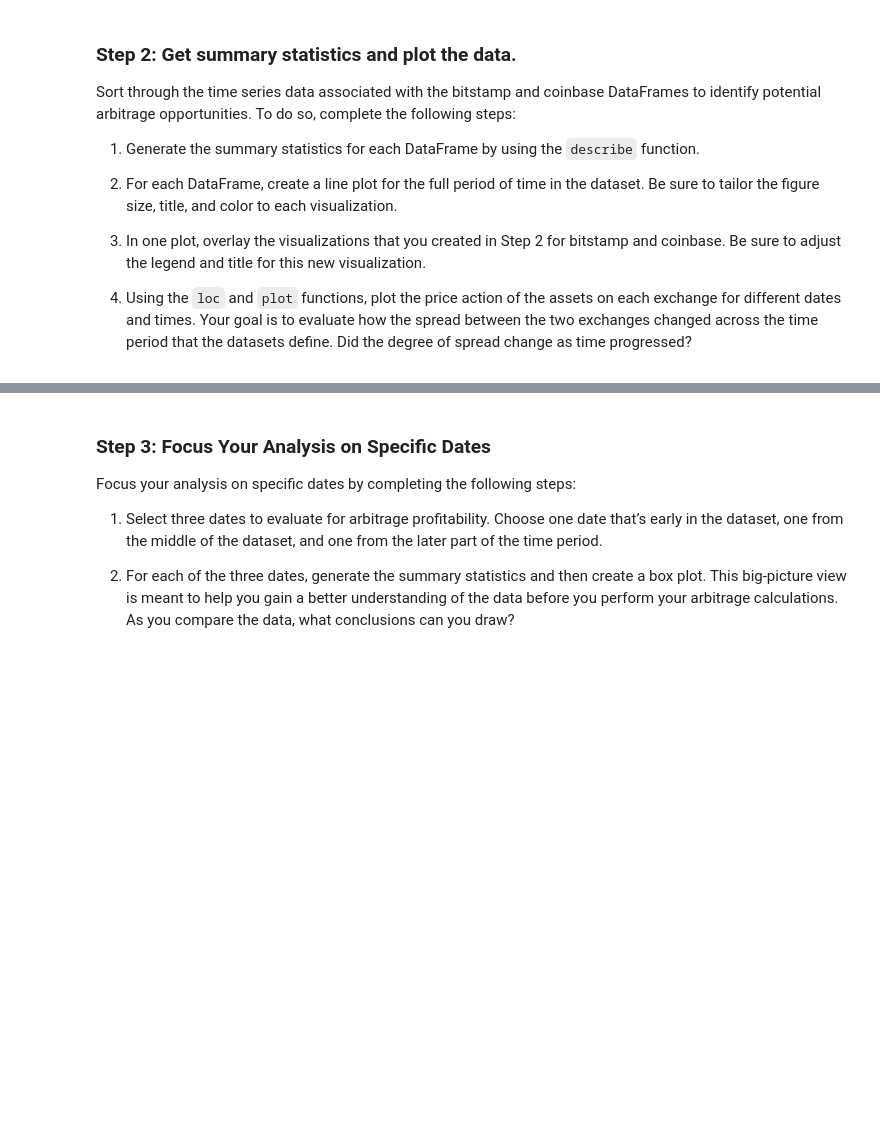
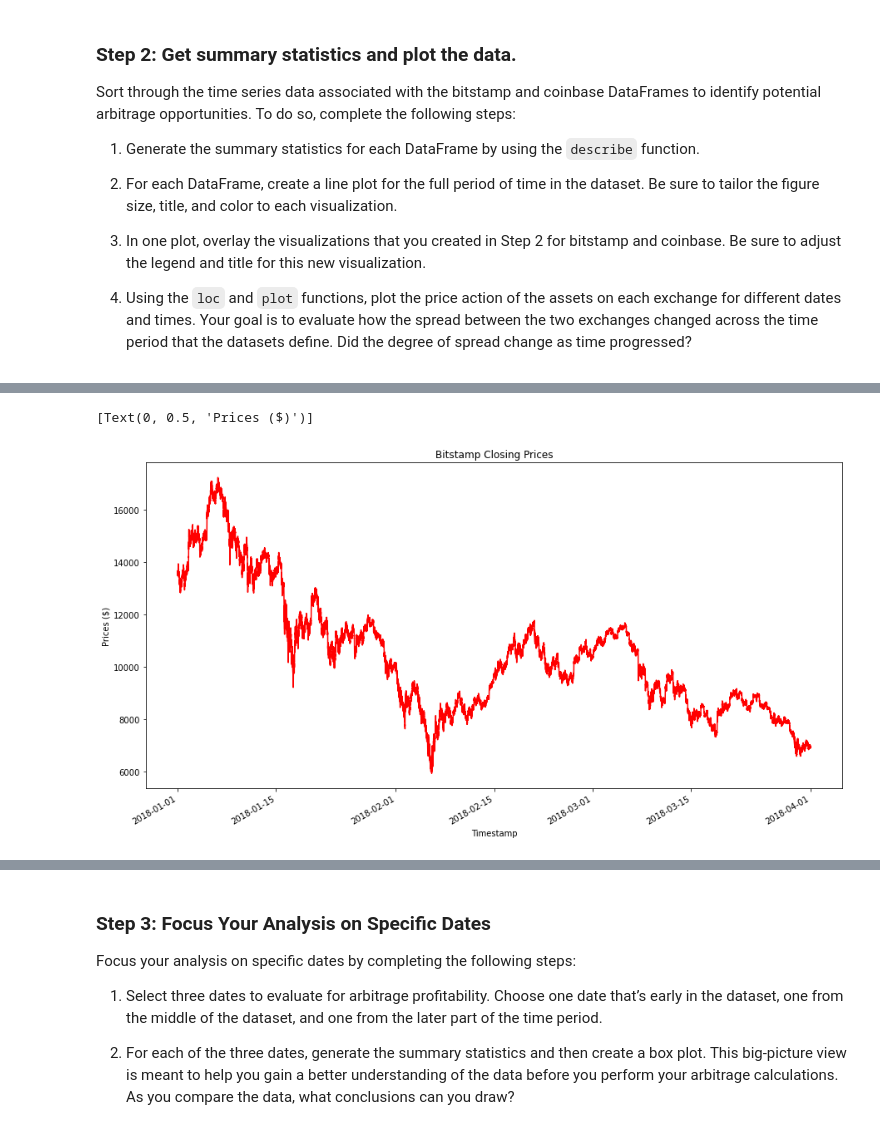
Before and after one commit to juzcho/Crypto_Arbritrage, a Jupyter notebook: crypto_arbitrage.ipynb, the cells around one changed output, grey strips where cells are left out. Saved outputs shown, nothing was run; the diff lists cells and outputs as text; code cells hidden in the pictures; blank space fills up the shorter version.

```diff
--- a/crypto_arbitrage.ipynb
+++ b/crypto_arbitrage.ipynb
@@ -132,4 +132,4 @@ To prepare and clean your data for analysis, complete the following steps:
 
 # Dropping all NaNs
 # This will remove all the data with a NaN value or a missing value.
-drop_bitstamp = bitstamp.dropna()
+df_drop_bitstamp = df_bitstamp.dropna()
@@ -155,7 +141,7 @@ dtype: int64
 
 # We use .loc to first locate the Close column,
 # then we use str.replace to remove all $.
-drop_bitstamp.loc[:, "Close"] = drop_bitstamp.loc[:, "Close"].str.replace("$", "")
+df_drop_bitstamp.loc[:, "Close"] = df_drop_bitstamp.loc[:, "Close"].str.replace("$", "")
 # %% [output]
 A value is trying to be set on a copy of a slice from a DataFrame.
 Try using .loc[row_indexer,col_indexer] = value instead
@@ -186,8 +173,9 @@ drop_bitstamp
 # Convert the Close data type to a float
 # YOUR CODE HERE - OK
 
-#The astype will change the datatype of all data under Close column to a float.
-drop_bitstamp.loc[:, "Close"] = drop_bitstamp.loc[:, "Close"].astype("float")
+# The astype will change the datatype of all data under Close column
+# to a float.
+df_drop_bitstamp.loc[:, "Close"] = df_drop_bitstamp.loc[:, "Close"].astype("float")
 # %% [output]
 A value is trying to be set on a copy of a slice from a DataFrame.
 Try using .loc[row_indexer,col_indexer] = value instead
@@ -263,8 +313,10 @@ Select the data you want to analyze. Use `loc` or `iloc` to select the following
 * Close
 # %%
 # Use loc or iloc to select `Timestamp (the index)` and `Close` from bitstamp DataFrame
-bitstamp_sliced = # YOUR CODE HERE
-
 # Review the first five rows of the DataFrame
 # YOUR CODE HERE
+
+# This will filter the bitstamp's 'Close' column as a data with its respective Timestamp.
+bitstamp_sliced = df_drop_bitstamp.loc[:, "Close"]
+bitstamp_sliced.head()
 # %% [output]
@@ -296,7 +392,14 @@ Sort through the time series data associated with the bitstamp and coinbase Data
 # %%
 # Create a line plot for the bitstamp DataFrame for the full length of time in the dataset
 # Be sure that the figure size, title, and color are tailored to each visualization
 # YOUR CODE HERE
+
+# This creates a line plot of Bitstamp's Close column data from January 1, 2018 to March 31, 2018,
+# and we have added a y-axis and labelled it to "Prices ($)".
+(bitstamp_sliced.plot(kind="line", figsize=(15, 8), color=["red"], title= "Bitstamp Closing Prices").set(ylabel="Prices ($)"))
+# %% [output]
+[Text(0, 0.5, 'Prices ($)')]
+[figure, added]
 # %%
 # Create a line plot for the coinbase DataFrame for the full length of time in the dataset
 # Be sure that the figure size, title, and color are tailored to each visualization
```
Also changed, not shown: parts of 85 cells of this notebook.
